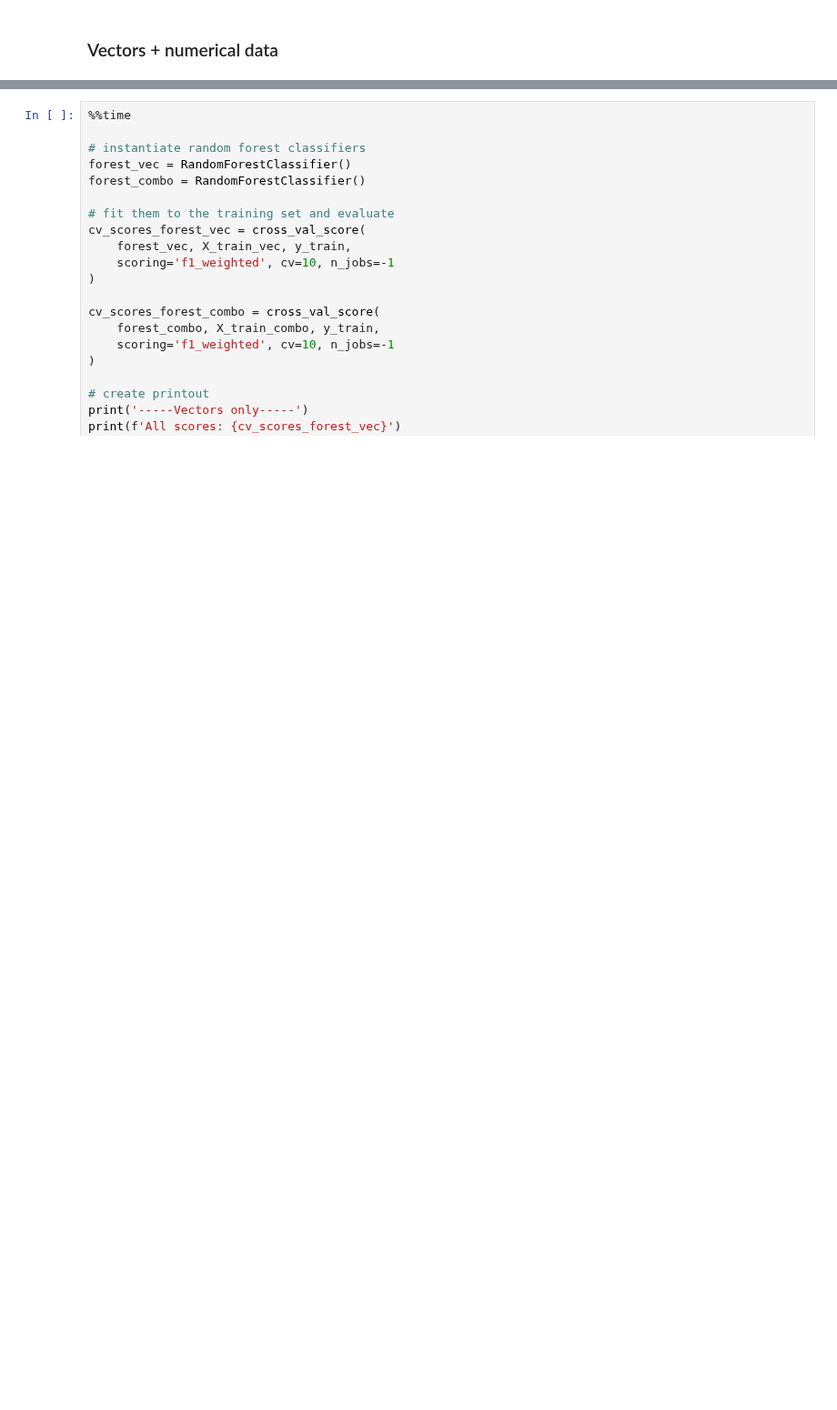
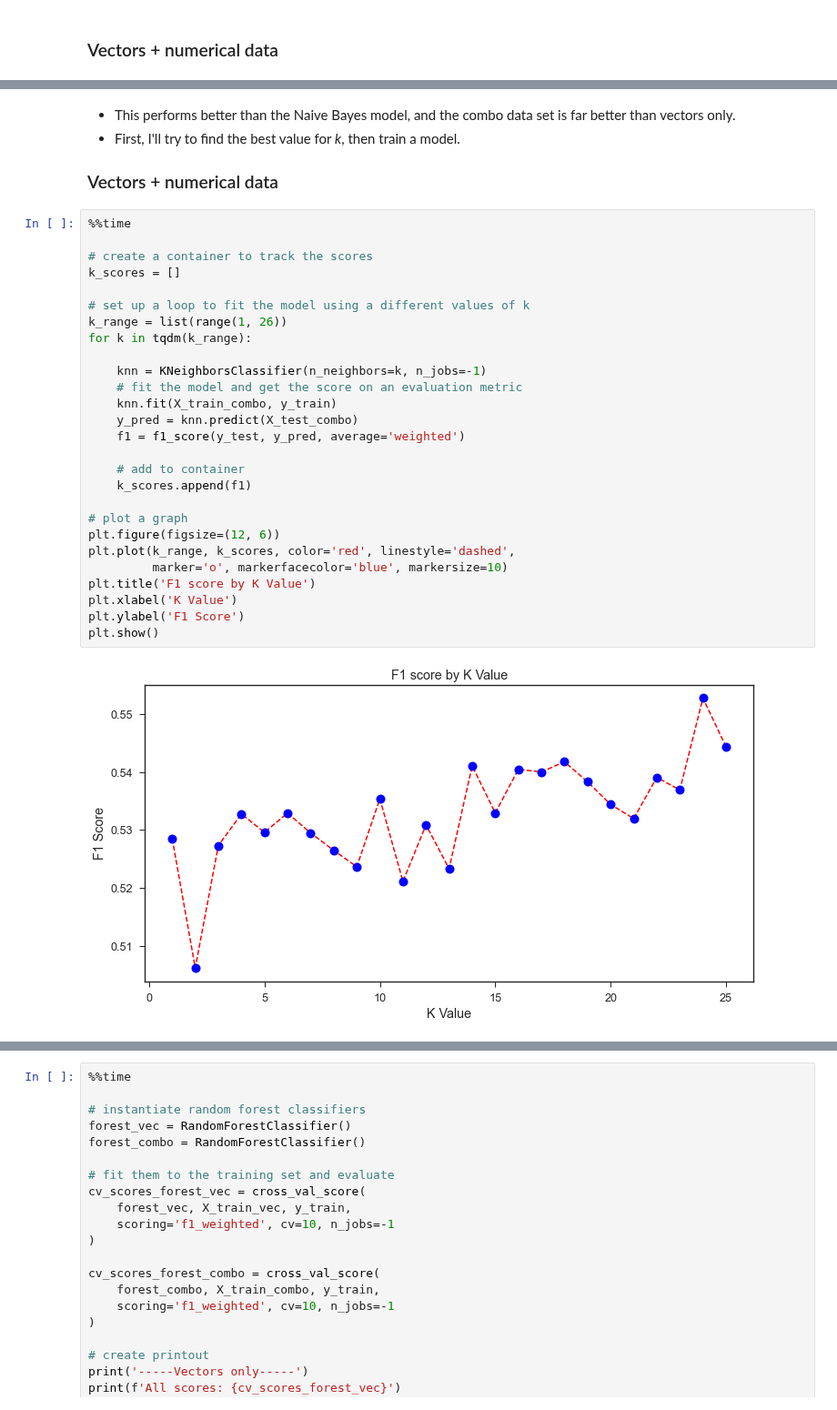
Before and after one commit to p-szymo/poetry_genre_classifier, a Jupyter notebook: 04_modeling.ipynb, the cells around one changed output, grey strips where cells are left out. Shown at 91% size. Drawn from its saved outputs; the diff is of its cells as text; blank space fills up the shorter version.

```diff
--- a/04_modeling.ipynb
+++ b/04_modeling.ipynb
@@ -779,0 +816,34 @@ print_nb_features(
+# %% [markdown]
+- This performs better than the Naive Bayes model, and the combo data set is far better than vectors only.
+- First, I'll try to find the best value for *k*, then train a model.
+
+### Vectors + numerical data
+# %%
+%%time
+
+# create a container to track the scores
+k_scores = []
+
+# set up a loop to fit the model using a different values of k
+k_range = list(range(1, 26))
+for k in tqdm(k_range):
+
+    knn = KNeighborsClassifier(n_neighbors=k, n_jobs=-1)
+    # fit the model and get the score on an evaluation metric
+    knn.fit(X_train_combo, y_train)
+    y_pred = knn.predict(X_test_combo)
+    f1 = f1_score(y_test, y_pred, average='weighted')
+
+    # add to container
+    k_scores.append(f1)
+
+# plot a graph
+plt.figure(figsize=(12, 6))
+plt.plot(k_range, k_scores, color='red', linestyle='dashed',
+         marker='o', markerfacecolor='blue', markersize=10)
+plt.title('F1 score by K Value')
+plt.xlabel('K Value')
+plt.ylabel('F1 Score')
+plt.show()
+# %% [output]
+[figure, added]
```
Also changed, not shown: parts of 69 cells of this notebook, 4 other files.
